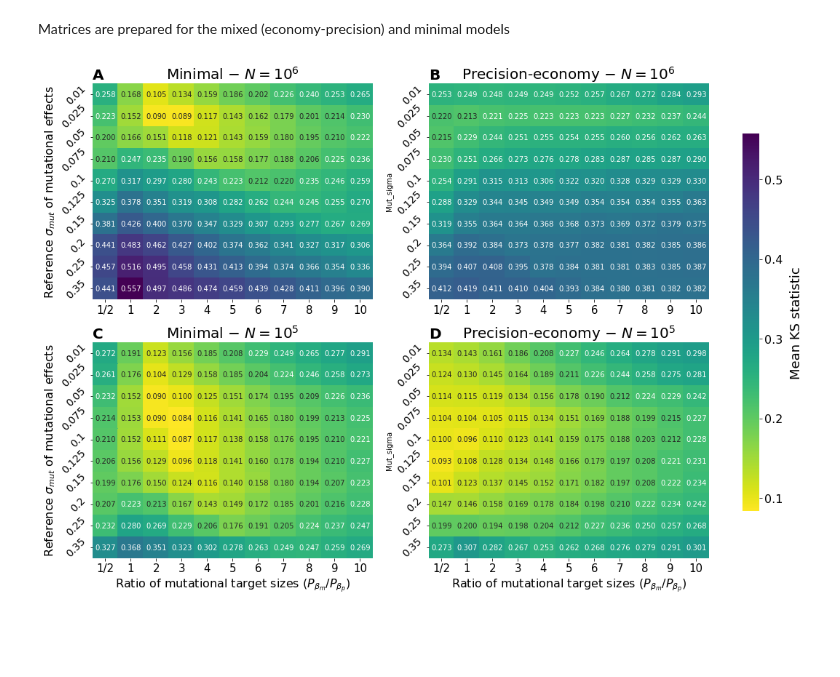
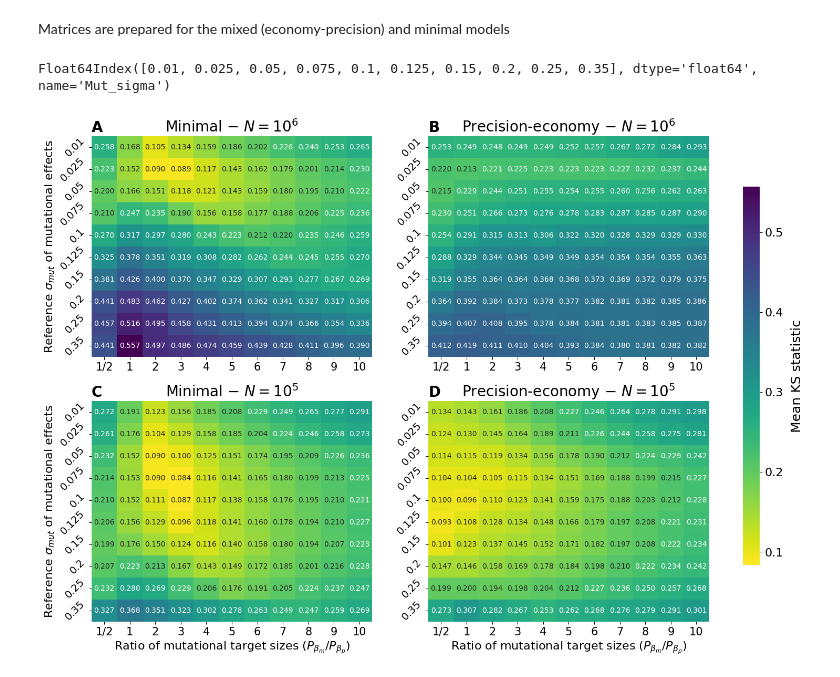
Before and after one commit to Landrylab/Aube_et_al_2022, a Jupyter notebook: Figures/FigS10.ipynb, the cells around one changed output. Saved outputs shown, nothing was run; the diff lists cells and outputs as text; code cells hidden in the pictures; blank space fills up the shorter version.

```diff
--- a/Figures/FigS10.ipynb
+++ b/Figures/FigS10.ipynb
@@ -82,6 +82,10 @@ min_KS = np.min((min_1e6['KS_stat'].min(), min_1e5['KS_stat'].min(),
                  mixed_1e6['KS_stat'].min(), mixed_1e5['KS_stat'].min()))
 max_KS = np.max((min_1e6['KS_stat'].max(), min_1e5['KS_stat'].max(),
                  mixed_1e6['KS_stat'].max(), mixed_1e5['KS_stat'].max()))
+# %%
+KS_min_1e6.index
+# %% [output]
+Float64Index([0.01, 0.025, 0.05, 0.075, 0.1, 0.125, 0.15, 0.2, 0.25, 0.35], dtype='float64', name='Mut_sigma')
 # %%
 fig, axs = plt.subplots(2, 2, figsize=(16, 12))
 
@@ -111,39 +115,41 @@ cbar_ax.set_ylabel('Mean KS statistic', size=18, labelpad=10)
 for ax in [axs[0,0], axs[0,1], axs[1,0], axs[1,1]]:
   ax.set_xticklabels(ax.get_xmajorticklabels(), size=15)
 
-  ax.yaxis.set_major_formatter(ticker.StrMethodFormatter("{x:.3f}"))
   ax.set_yticklabels(ax.get_ymajorticklabels(), size=14, rotation=45)
 
 # Axes labels
 axs[0,0].set_ylabel(r"Reference $\sigma_{mut}$ of mutational effects", fontsize=16)
 axs[1,0].set_ylabel(r"Reference $\sigma_{mut}$ of mutational effects", fontsize=16)
+
+axs[0,1].set_ylabel('')
+axs[1,1].set_ylabel('')
 
 axs[0,0].set_xlabel('')
 axs[0,1].set_xlabel('')
 
 axs[1,0].set_xlabel(r"Ratio of mutational target sizes ($P_{\beta_m}$/$P_{\beta_p}$)",
                     fontsize=16)
 axs[1,1].set_xlabel(r"Ratio of mutational target sizes ($P_{\beta_m}$/$P_{\beta_p}$)",
                     fontsize=16)
 
 # Titles
 axs[0,0].set_title(r"Minimal $-$ $N = 10^6$", fontsize=20)
 axs[0,1].set_title(r"Precision-economy $-$ $N = 10^6$", fontsize=20)
 axs[1,0].set_title(r"Minimal $-$ $N = 10^5$", fontsize=20)
 axs[1,1].set_title(r"Precision-economy $-$ $N = 10^5$", fontsize=20)
 
 # Figure annotations
 axs[0,0].annotate('A', (0, 1.02), xycoords='axes fraction',
                       fontsize=20, fontweight='bold')
 axs[0,1].annotate('B', (0, 1.02), xycoords='axes fraction',
                       fontsize=20, fontweight='bold')
 axs[1,0].annotate('C', (0, 1.02), xycoords='axes fraction',
                       fontsize=20, fontweight='bold')
 axs[1,1].annotate('D', (0, 1.02), xycoords='axes fraction',
                       fontsize=20, fontweight='bold')
 
 FigS10 = plt.gcf()
 FigS10.savefig('/content/drive/My Drive/Redaction_SA/Final_figures_v2/FigS10.tiff',
                bbox_inches='tight')
 # %% [output]
-[figure, old version]
+[figure, new version]
```
Also changed, not shown: parts of 1 cell of this notebook, 5 other files.
